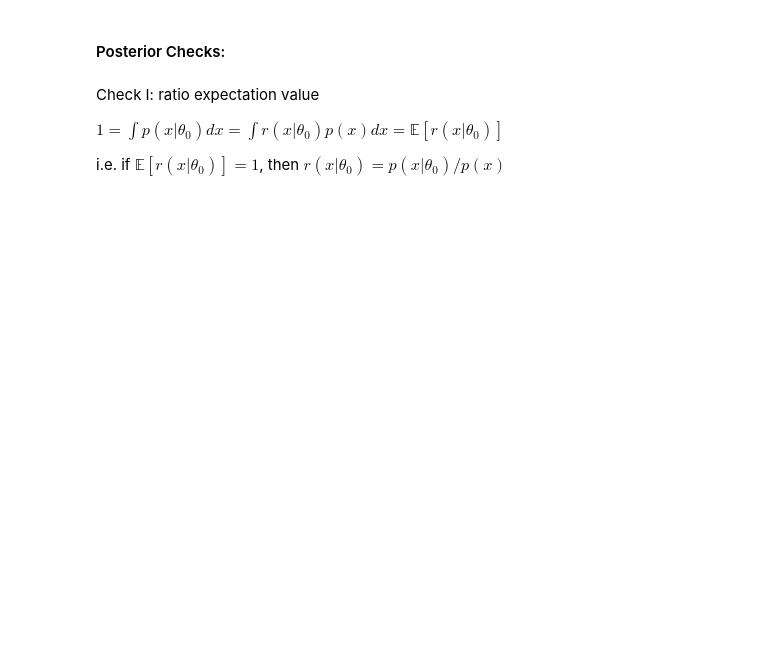
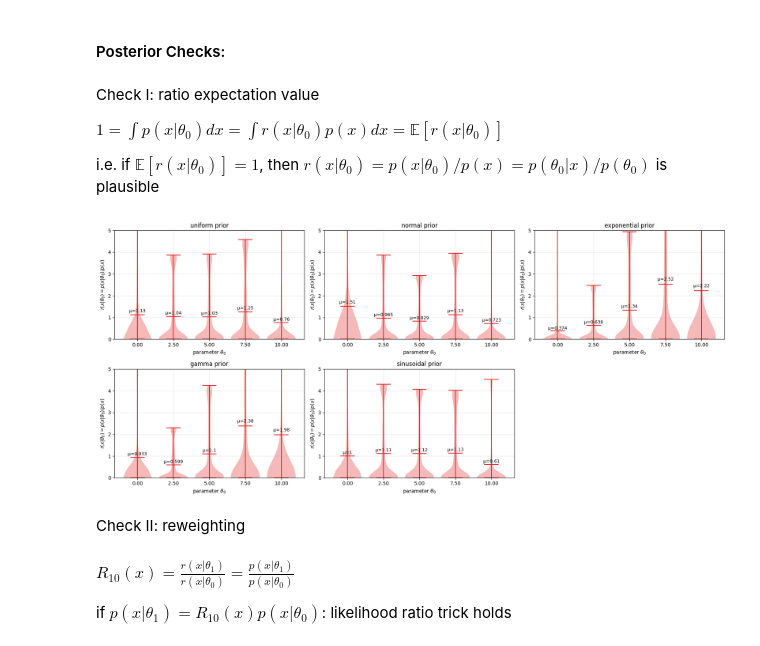
Before and after one commit to nabil-2/NNPD, a Jupyter notebook: toy_example.ipynb, the cells around one changed output. Cells and saved outputs as stored; diff of their text form; code cells hidden in the pictures; blank space fills up the shorter version.

```diff
--- a/toy_example.ipynb
+++ b/toy_example.ipynb
@@ -636,4 +777,28 @@ Check I: ratio expectation value
 
 $1=\int p(x|\theta_0) dx = \int r(x|\theta_0) p(x) dx = \mathbb{E} [r(x|\theta_0)]$
 
-i.e. if $\mathbb{E} [r(x|\theta_0)]=1$, then $r(x|\theta_0) = p(x|\theta_0) / p(x)$
+i.e. if $\mathbb{E} [r(x|\theta_0)]=1$, then $r(x|\theta_0) = p(x|\theta_0) / p(x) = p(\theta_0 | x) / p(\theta_0)$ is plausible
+# %%
+def calculate_all_ratios(data_inputs, test_parameters):
+    all_ratios = {}
+    for parameter in test_parameters:
+        ratios = calculate_individual_ratios(data_inputs, parameter)
+        for prior_name, ratio_values in ratios.items():
+            if prior_name not in all_ratios:
+                all_ratios[prior_name] = []
+            all_ratios[prior_name] += [ratio_values]
+    return all_ratios
+# %%
+data_inputs = create_data_inputs(n_posterior=10000, margin=0, data_is_random=True, samples_per_n_posterior=1)
+test_parameters = np.linspace(param_min, param_max, 5)
+all_ratios = calculate_all_ratios(data_inputs, test_parameters)
+# %%
+plot_ratio_violins(all_ratios, test_parameters)
+# %% [output]
+[figure, added]
+# %% [markdown]
+Check II: reweighting
+# %% [markdown]
+$R_{10}(x) = \frac{r(x|\theta_1)}{r(x|\theta_0)} = \frac{p(x|\theta_1)}{p(x|\theta_0)}$
+
+if $p(x|\theta_1) = R_{10}(x)p(x|\theta_0)$: likelihood ratio trick holds
```
Also changed, not shown: parts of 7 cells of this notebook, 9 other files.
